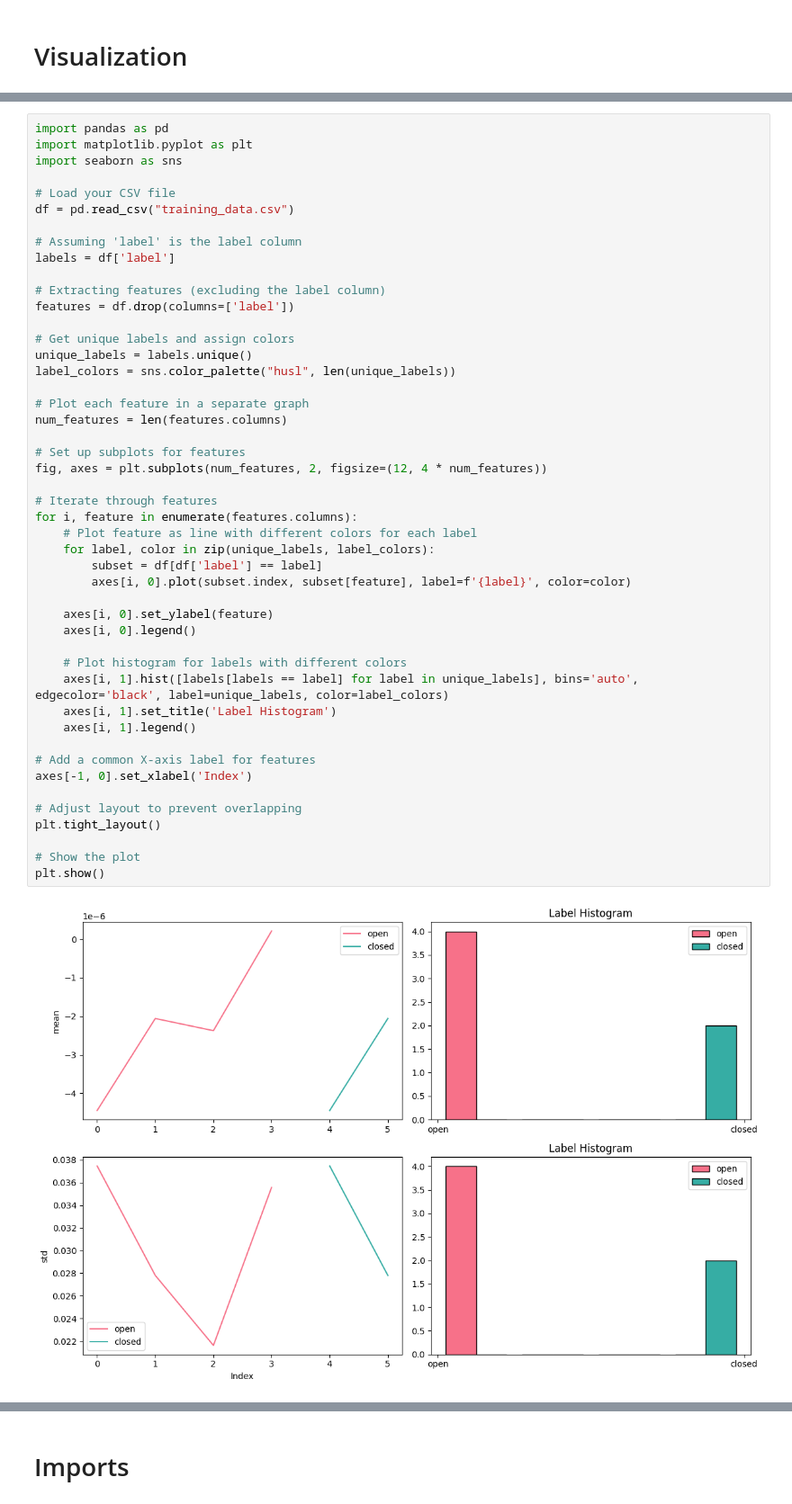
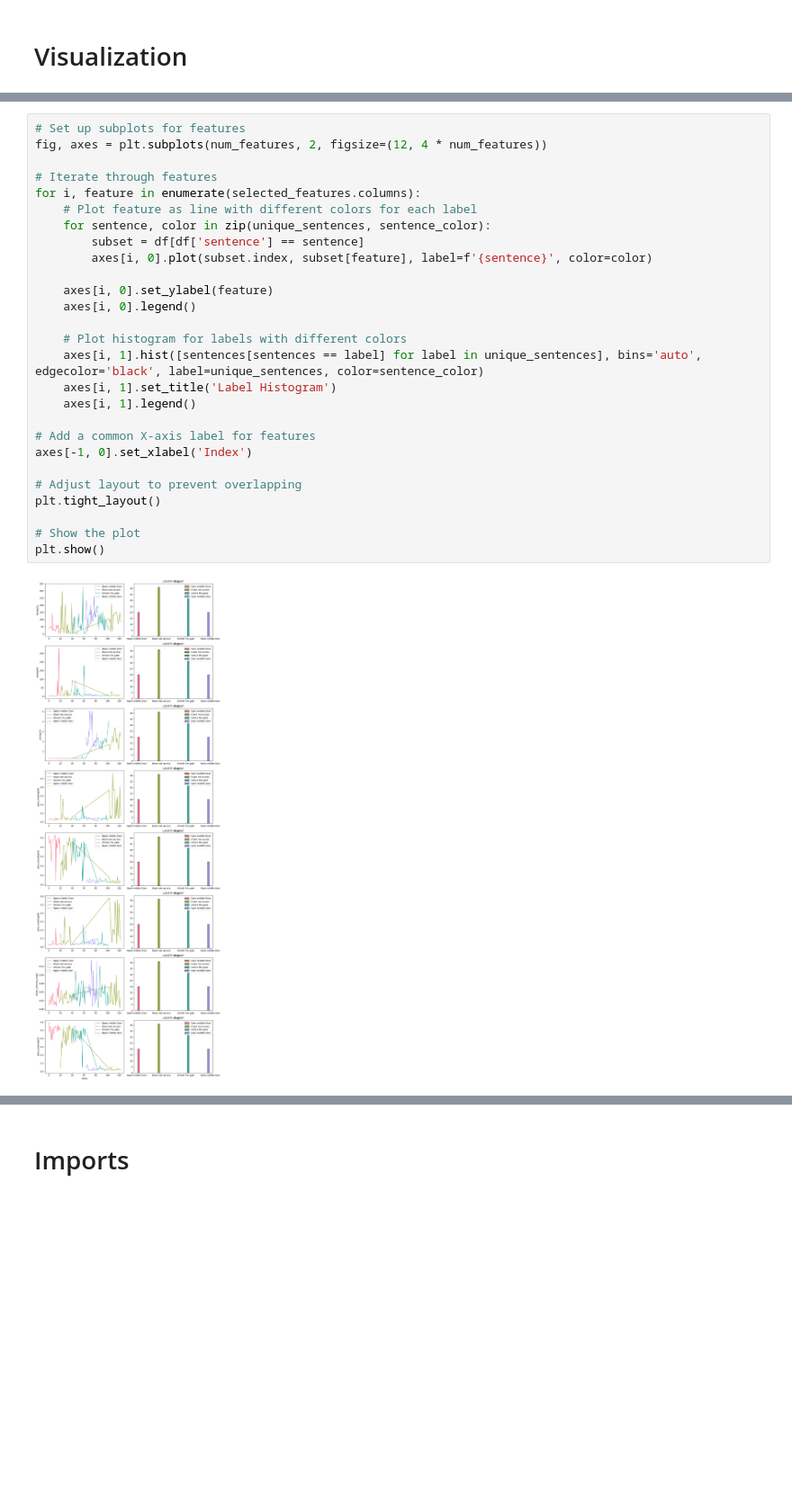
Before and after one commit to mohandemadx/Security-Voice-Lock, a Jupyter notebook: model.ipynb, the cells around one changed output, grey strips where cells are left out. Shown at 90% size. Saved outputs shown, nothing was run; the diff lists cells and outputs as text; blank space fills up the shorter version.

```diff
--- a/model.ipynb
+++ b/model.ipynb
@@ -3,49 +33,29 @@
 # %%
-import pandas as pd
-import matplotlib.pyplot as plt
-import seaborn as sns
-
-# Load your CSV file
-df = pd.read_csv("training_data.csv")
-
-# Assuming 'label' is the label column
-labels = df['label']
-
-# Extracting features (excluding the label column)
-features = df.drop(columns=['label'])
-
-# Get unique labels and assign colors
-unique_labels = labels.unique()
-label_colors = sns.color_palette("husl", len(unique_labels))
-
-# Plot each feature in a separate graph
-num_features = len(features.columns)
-
 # Set up subplots for features
 fig, axes = plt.subplots(num_features, 2, figsize=(12, 4 * num_features))
 
 # Iterate through features
-for i, feature in enumerate(features.columns):
+for i, feature in enumerate(selected_features.columns):
     # Plot feature as line with different colors for each label
-    for label, color in zip(unique_labels, label_colors):
-        subset = df[df['label'] == label]
-        axes[i, 0].plot(subset.index, subset[feature], label=f'{label}', color=color)
+    for sentence, color in zip(unique_sentences, sentence_color):
+        subset = df[df['sentence'] == sentence]
+        axes[i, 0].plot(subset.index, subset[feature], label=f'{sentence}', color=color)
 
     axes[i, 0].set_ylabel(feature)
     axes[i, 0].legend()
 
     # Plot histogram for labels with different colors
-    axes[i, 1].hist([labels[labels == label] for label in unique_labels], bins='auto', edgecolor='black', label=unique_labels, color=label_colors)
+    axes[i, 1].hist([sentences[sentences == label] for label in unique_sentences], bins='auto', edgecolor='black', label=unique_sentences, color=sentence_color)
     axes[i, 1].set_title('Label Histogram')
     axes[i, 1].legend()
 
 # Add a common X-axis label for features
 axes[-1, 0].set_xlabel('Index')
 
 # Adjust layout to prevent overlapping
 plt.tight_layout()
 
 # Show the plot
 plt.show()
 # %% [output]
-[figure, old version]
+[figure, new version]
```
Also changed, not shown: parts of 10 cells of this notebook, 6 other files.
